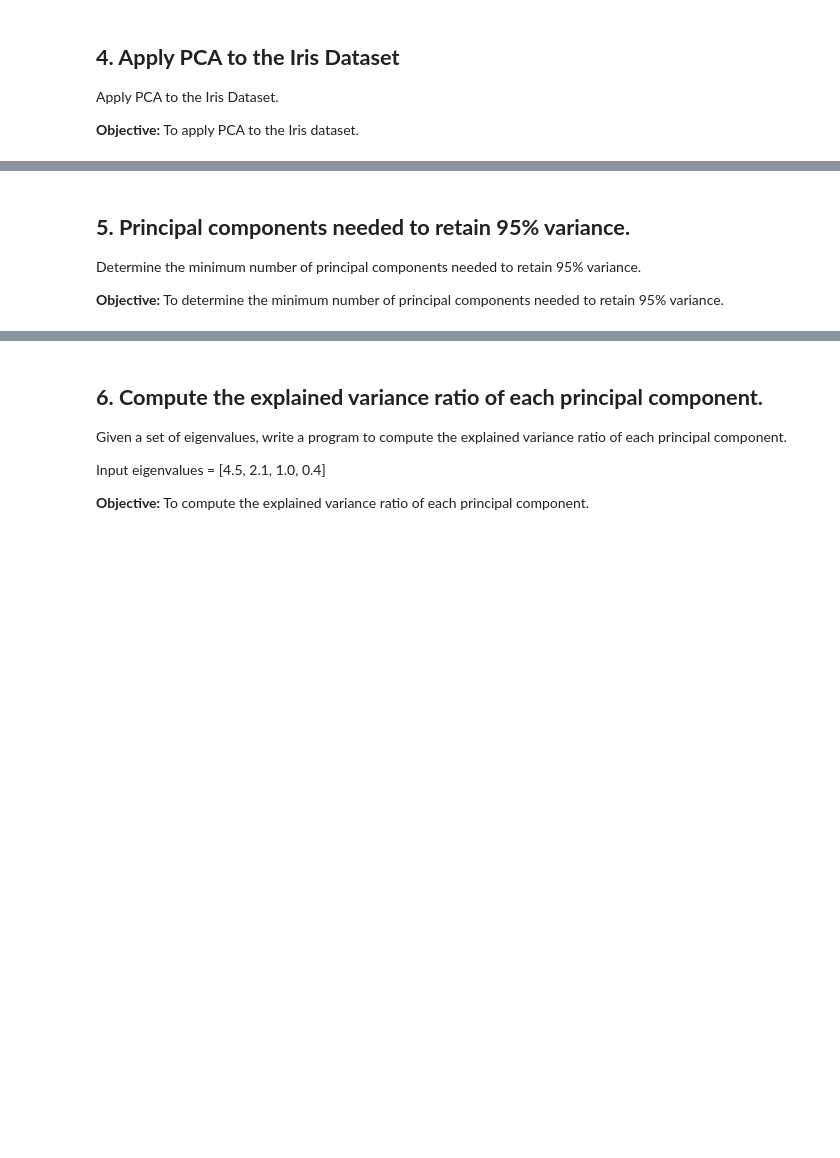
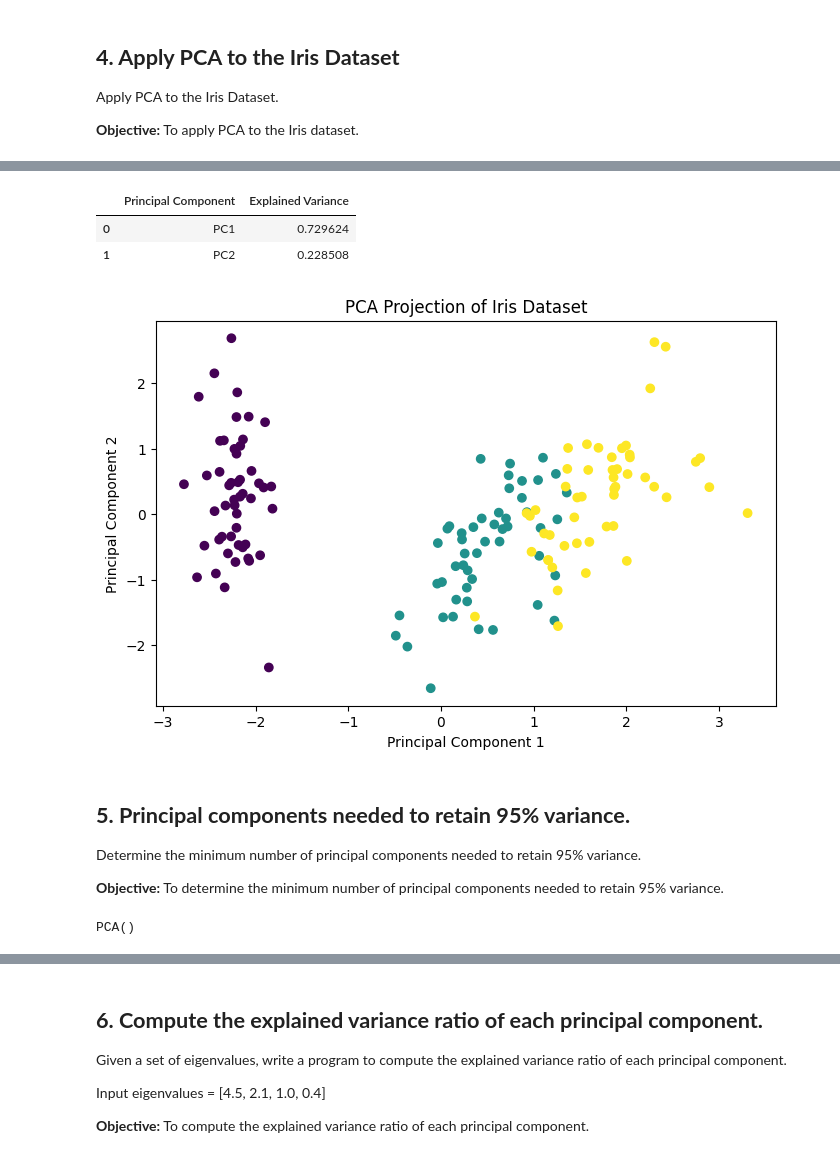
Before and after one commit to MonishDY/AI-Track, a Jupyter notebook: Module 3 - Machine Learning/Assignment 5/Monish_DY_Assignment_5_ML_Case_Study.ipynb, the cells around one changed output, grey strips where cells are left out. Saved outputs shown, nothing was run; the diff lists cells and outputs as text; code cells hidden in the pictures; blank space fills up the shorter version.

```diff
--- a/Module 3 - Machine Learning/Assignment 5/Monish_DY_Assignment_5_ML_Case_Study.ipynb
+++ b/Module 3 - Machine Learning/Assignment 5/Monish_DY_Assignment_5_ML_Case_Study.ipynb
@@ -49,0 +58,12 @@ Apply PCA to the Iris Dataset.
+# %%
+# Import dataset
+iris = load_iris()
+
+X = iris.data
+y = iris.target
+# %%
+# Standardize data
+scaler = StandardScaler()
+X_scaled = scaler.fit_transform(X)
+
+X_scaled[:5]
@@ -49,0 +76,12 @@ Apply PCA to the Iris Dataset.
+# %%
+# Apply PCA
+pca = PCA(n_components=2)
+X_pca = pca.fit_transform(X_scaled)
+
+pca_df = pd.DataFrame(
+    X_pca,
+    columns=["PC1", "PC2"]
+)
+
+pca_df["Target"] = y
+pca_df.head()
@@ -50,3 +95,31 @@ Apply PCA to the Iris Dataset.
+# %%
+# Explained Variance Ratio
+variance_df = pd.DataFrame({
+    "Principal Component": ["PC1", "PC2"],
+    "Explained Variance": pca.explained_variance_ratio_
+})
+
+variance_df
+# %% [output]
+|  | Principal Component | Explained Variance |
+| 0 | PC1 | 0.729624 |
+| 1 | PC2 | 0.228508 |
+# %%
+# PCA Scatter Plot
+plt.figure(figsize=(8, 5))
+
+plt.scatter(
+    X_pca[:, 0],
+    X_pca[:, 1],
+    c=y
+)
+
+plt.xlabel("Principal Component 1")
+plt.ylabel("Principal Component 2")
+plt.title("PCA Projection of Iris Dataset")
+plt.show()
+# %% [output]
+[figure, added]
 # %% [markdown]
 ## **5. Principal components needed to retain 95% variance.**
 
@@ -55,0 +142,6 @@ Determine the minimum number of principal components needed to retain 95% varian
+# %%
+# Apply PCA
+pca = PCA()
+pca.fit(X_scaled)
+# %% [output]
+PCA()
```
Also changed, not shown: parts of 35 cells of this notebook.
